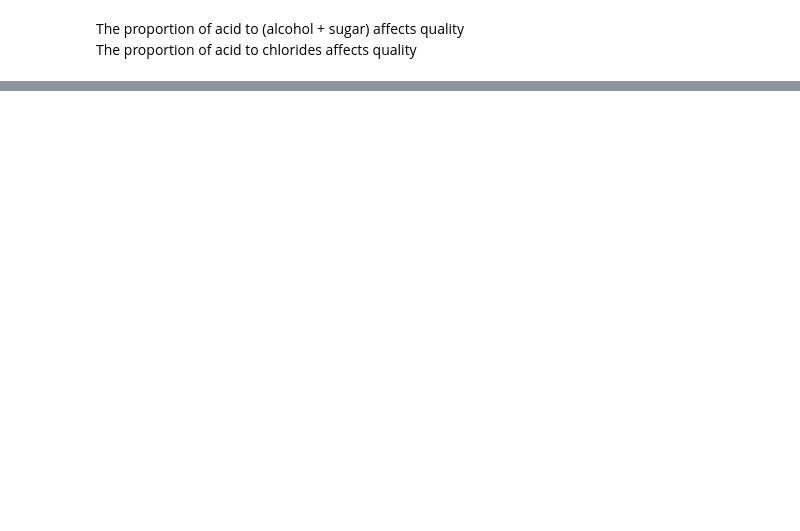
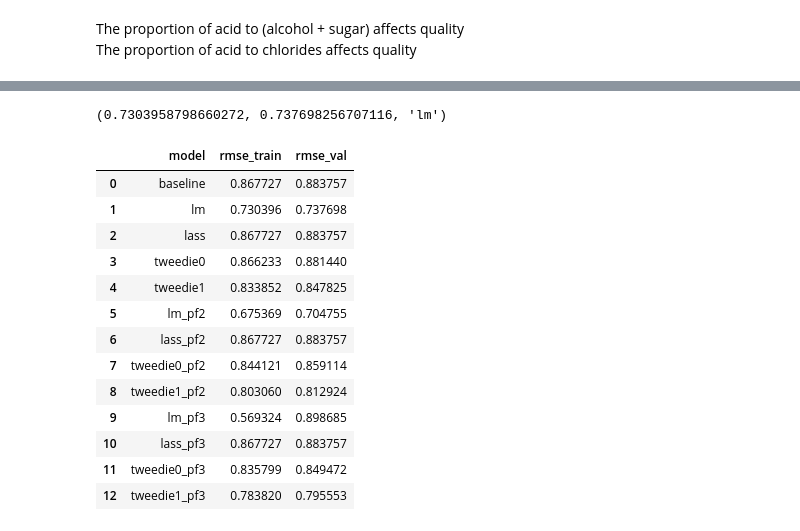
Before and after one commit to richiepmeyer/wine_quality, a Jupyter notebook: scratch_rm.ipynb, the cells around one changed output, grey strips where cells are left out. Drawn from its saved outputs; the diff is of its cells as text; code cells hidden in the pictures; blank space fills up the shorter version.

```diff
--- a/scratch_rm.ipynb
+++ b/scratch_rm.ipynb
@@ -120,2 +139,0 @@ def acid_alcohol_proportion(df):
-# %%
-X_train_s = acid_alcohol_proportion(X_train_s)
@@ -125,0 +157,2 @@ X_train_s
+# %%
+y_train,y_val=establish_baseline(y_train,y_val)
@@ -125,0 +173,4 @@ X_train_s
+# %%
+model(LinearRegression(),'lm',X_train,X_val,y_train,y_val,'quality')
+# %% [output]
+(0.7303958798660272, 0.737698256707116, 'lm')
@@ -125,0 +204,55 @@ X_train_s
+# %%
+# y_train[target], y_train.baseline, X_train, X_val
+def run_models(X_train,X_val,X_test,y_train,y_val,target):
+    y_train, y_val = establish_baseline(y_train,y_val)
+
+
+    # Create a dict to store rmse values from our models
+    mod = ['baseline']
+    rmse = [explore.calc_rmse(y_train[target],y_train.baseline)]
+    rmse_val = [explore.calc_rmse(y_val[target],y_val.baseline)]
+
+    # Create all of our models
+    models= [LinearRegression(),LassoLars(max_iter=1000, alpha=.1),TweedieRegressor(power=0),TweedieRegressor(power=1)]
+    mod_name = ['lm','lass','tweedie0','tweedie1']
+    add_pf = ['_pf2','_pf3']
+
+    for m,n in zip(models,mod_name): #Creates models off our reg X_train/val sets
+        a,b,c = model(m,n,X_train,X_val,y_train,y_val,target)
+        mod.append(c) # Append values to our lists
+        rmse.append(a)
+        rmse_val.append(b)
+
+    X_train_pf2,X_val_pf2,X_test_pf2,X_train_pf3,X_val_pf3,X_test_pf3 = transform_poly(X_train,X_val,X_test)
+
+    pfx = [X_train_pf2,X_train_pf3] #Creates models off of our pf2/pf3 X sets
+    pfy = [X_val_pf2,X_val_pf3]
+
+
+    for x,y,na in zip(pfx,pfy,add_pf):
+        for m,n in zip(models,mod_name):
+            name = n+na
+            a,b,c = model(m,name,x,y,y_train,y_val,target) # Returns rmse_train, rmse_validate, mod_name
+            mod.append(c) # Append mod_name
+            rmse.append(a) # Append rmse_train
+            rmse_val.append(b) #Append rmse_validate
+
+
+    return pd.DataFrame({'model':mod,'rmse_train':rmse,'rmse_val':rmse_val}) # Create df out of listsb
+# %%
+run_models(X_train_s,X_val_s,X_test_s,y_train,y_val,'quality')
+# %% [output]
+|  | model | rmse_train | rmse_val |
+| 0 | baseline | 0.867727 | 0.883757 |
+| 1 | lm | 0.730396 | 0.737698 |
+| 2 | lass | 0.867727 | 0.883757 |
+| 3 | tweedie0 | 0.866233 | 0.881440 |
+| 4 | tweedie1 | 0.833852 | 0.847825 |
+| 5 | lm_pf2 | 0.675369 | 0.704755 |
+| 6 | lass_pf2 | 0.867727 | 0.883757 |
+| 7 | tweedie0_pf2 | 0.844121 | 0.859114 |
+| 8 | tweedie1_pf2 | 0.803060 | 0.812924 |
+| 9 | lm_pf3 | 0.569324 | 0.898685 |
+| 10 | lass_pf3 | 0.867727 | 0.883757 |
+| 11 | tweedie0_pf3 | 0.835799 | 0.849472 |
+| 12 | tweedie1_pf3 | 0.783820 | 0.795553 |
```
Also changed, not shown: parts of 30 cells of this notebook, 2 other files.
